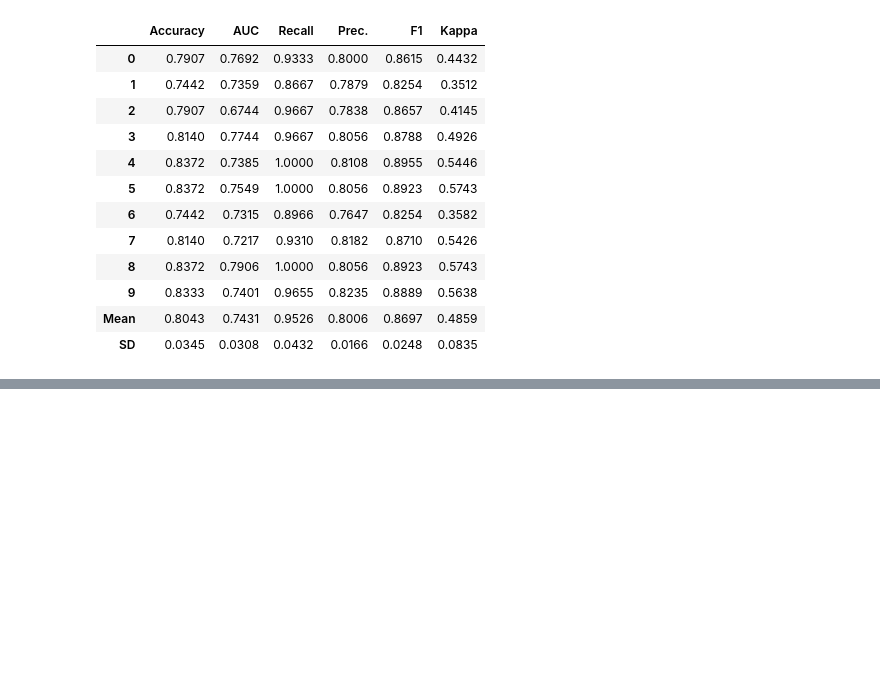
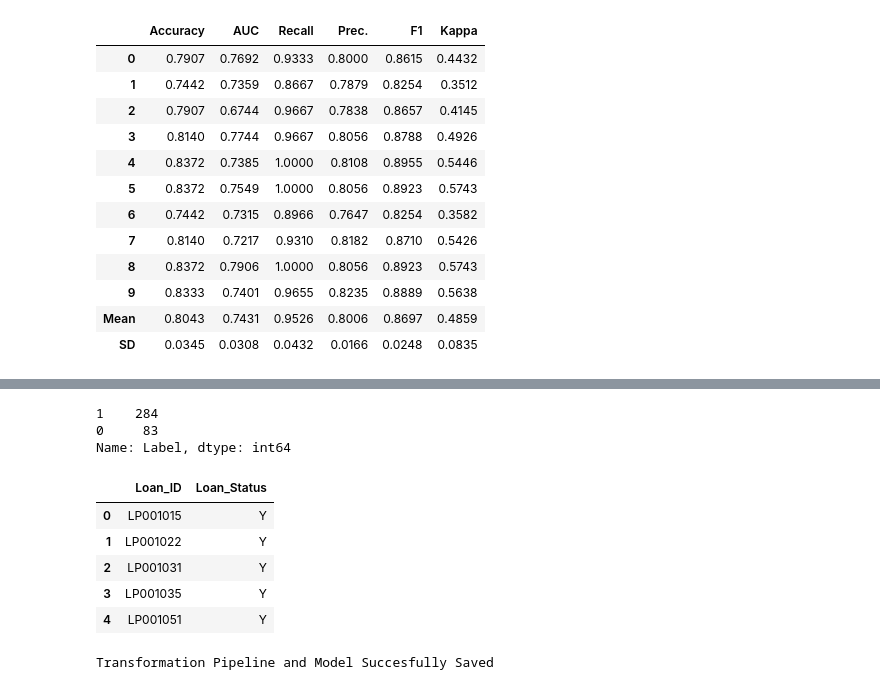
Before and after one commit to LangatGilbert/100daysofcode, a Jupyter notebook: machine_learning_in_python/codes/pycaret_example.ipynb, the cells around one changed output, grey strips where cells are left out. Drawn from its saved outputs; the diff is of its cells as text; code cells hidden in the pictures; blank space fills up the shorter version.

Commit message:
pycaret predictions

```diff
--- a/machine_learning_in_python/codes/pycaret_example.ipynb
+++ b/machine_learning_in_python/codes/pycaret_example.ipynb
@@ -119,0 +181,18 @@ predictions.head()
+# %%
+predictions.Label.value_counts()
+# %% [output]
+1    284
+0     83
+Name: Label, dtype: int64
+# %%
+output = predictions[['Loan_ID','Label']]
+output['Loan_Status'] = np.where(output['Label'] == 1 , 'Y', 'N')
+output.drop('Label',inplace =True, axis =1)
+output.head()
+# %% [output]
+|  | Loan_ID | Loan_Status |
+| 0 | LP001015 | Y |
+| 1 | LP001022 | Y |
+| 2 | LP001031 | Y |
+| 3 | LP001035 | Y |
+| 4 | LP001051 | Y |
@@ -120,2 +201,4 @@ predictions.head()
 # %%
-classification.save_model(classification_dt, 'decision_tree_1')
+classification.save_model(classification_dt, '../models/pycaret_model_1')
+# %% [output]
+Transformation Pipeline and Model Succesfully Saved
```
Also changed, not shown: parts of 12 cells of this notebook, 11 other files.
